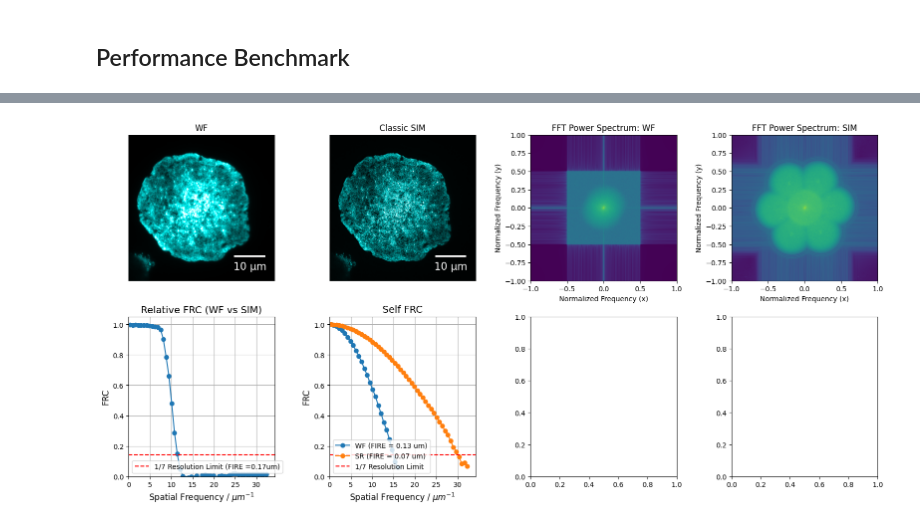
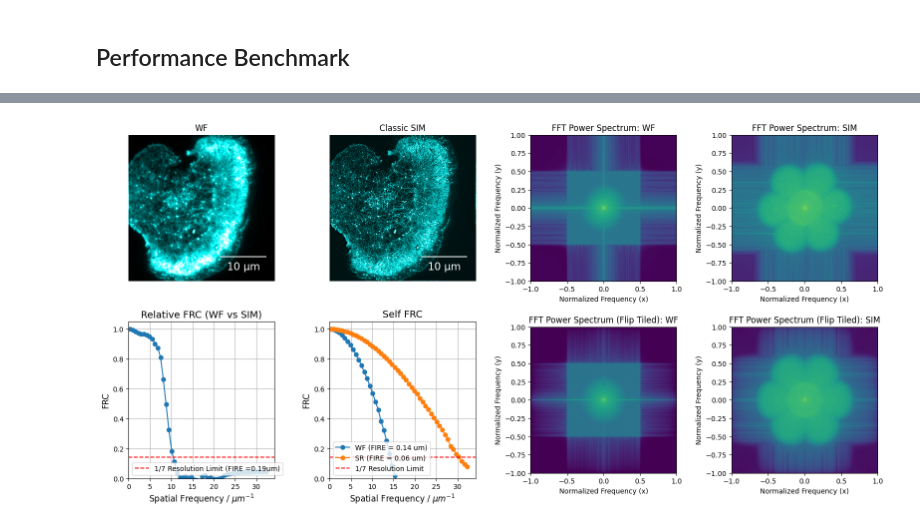
Before and after one commit to Oxford-Zeiss-Centre-of-Excellence/SR-Metrics, a Jupyter notebook: notebooks/benchmark.ipynb, the cells around one changed output, grey strips where cells are left out. Drawn from its saved outputs; the diff is of its cells as text; code cells hidden in the pictures.

Commit message:
add flip tile options

```diff
--- a/notebooks/benchmark.ipynb
+++ b/notebooks/benchmark.ipynb
@@ -21,11 +21,11 @@ from SRmetric.metric import *
 # %% [markdown]
 ## Load Image
 # %%
-# WF_PATH = "../data/tirf-sim/HighNA/RBLCell6_pc50pw50_NA160_cyc3_20241031_130414_WF.tif"
-# SR_PATH = "../data/tirf-sim/HighNA/RBLCell6_pc50pw50_NA160_cyc3.mrc"
+WF_PATH = "../data/tirf-sim/HighNA/RBLCell6_pc50pw50_NA160_cyc3_20241031_130414_WF.tif"
+SR_PATH = "../data/tirf-sim/HighNA/RBLCell6_pc50pw50_NA160_cyc3.mrc"
 
-WF_PATH = "../data/tirf-sim/HighNA/RBLCell12_pc50pw50_768NA160_cyc3_20241031_145214_WF.tif"
-SR_PATH = "../data/tirf-sim/HighNA/RBLCell12_pc50pw50_768NA160_cyc3.mrc"
+# WF_PATH = "../data/tirf-sim/HighNA/RBLCell12_pc50pw50_768NA160_cyc3_20241031_145214_WF.tif"
+# SR_PATH = "../data/tirf-sim/HighNA/RBLCell12_pc50pw50_768NA160_cyc3.mrc"
 # %%
 def im_read(path):
     file_name, file_extension = os.path.splitext(path)
@@ -79,6 +79,9 @@ scalebar = ScaleBar(0.03065,
                     )
 axs[0,0].add_artist(scalebar)
 axs[1,0].hist(wf_img.ravel(),bins=128)
+axs[1,0].set_yscale("log")
+axs[1,0].set_ylabel("Count")
+axs[1,0].set_xlabel("Intensity")
 
 axs[0,1].imshow(sr_img[0],vmin=np.percentile(sr_img[0],1),vmax=np.percentile(sr_img[0],99.5),cmap=cyan_hot_cmap)
 axs[0,1].set_axis_off()
@@ -99,6 +102,9 @@ scalebar = ScaleBar(0.03065,
                     )
 axs[0,1].add_artist(scalebar)
 axs[1,1].hist(sr_img[0].ravel(),bins=128)
+axs[1,1].set_yscale("log")
+axs[1,1].set_ylabel("Count")
+axs[1,1].set_xlabel("Intensity")
 
 fig.tight_layout()
 # %% [output]
@@ -106,6 +112,19 @@ fig.tight_layout()
 # %% [markdown]
 ## Performance Benchmark
 # %%
+def image_filp_tile(img):
+    original = img
+    flipped_horizontally = np.flip(img, axis=1)  # Left-right flip
+    flipped_vertically = np.flip(img, axis=0)   # Top-bottom flip
+    flipped_both = np.flip(img, axis=(0, 1))    # Both axes flip
+
+    # Create a tiled grid: 2x2
+    top_row = np.hstack((original, flipped_horizontally))
+    bottom_row = np.hstack((flipped_vertically, flipped_both))
+    img_flip_tile = np.vstack((top_row, bottom_row))
+
+    return img_flip_tile
+
 class SRMetric:
     """
     A Python class object to compute
@@ -253,7 +272,7 @@ class SRMetric:
 
         return mi
 
-    def compute_frc(self, num_bins=50, resolution_limit=1/7):
+    def compute_frc(self, num_bins=50, resolution_limit=1/7,flip_tile=False):
         """
         Computes the Fourier Ring Correlation (FRC) between two images.
 
@@ -266,13 +285,17 @@ class SRMetric:
             frc_values: Array of FRC values.
         """
         # Compute Fourier transforms and magnitudes
-        fft_1 = fftshift(fft2(self.img1))
-        fft_2 = fftshift(fft2(self.img2))
+        if flip_tile:
+            fft_1 = fftshift(fft2(image_filp_tile(self.img1)))
+            fft_2 = fftshift(fft2(image_filp_tile(self.img2)))
+        else:
+            fft_1 = fftshift(fft2(self.img1))
+            fft_2 = fftshift(fft2(self.img2))
         mag1 = np.abs(fft_1)
         mag2 = np.abs(fft_2)
 
         # Create coordinate grid
-        ny, nx = self.img1.shape
+        ny, nx = fft_1.shape
         y, x = np.indices((ny, nx)) - np.array([ny // 2, nx // 2])[:, None, None]
         radius = np.sqrt(x**2 + y**2)
         max_radius = np.min([ny, nx]) // 2  # Nyquist limit
@@ -309,7 +332,7 @@ class SRMetric:
         resolution = 1 / spatial_frequency
         return frequencies, np.array(frc_values), resolution, frc_cross_frequency
 
-    def compute_self_frc(self, num_bins=50, resolution_limit=1/7, sampling_rate=[1,1], sampling_method="max"):
+    def compute_self_frc(self, num_bins=50, resolution_limit=1/7, sampling_rate=[1,1], sampling_method="max",flip_tile=True):
         frequencies_res = []
         frc_values_res = []
         resolution_res = []
@@ -318,7 +341,6 @@ class SRMetric:
         for i, img in enumerate([self.img1,self.img2]):
             fig, axs = plt.subplots(4,2, figsize=(8,16))
 
-
             if sampling_method == "max":
                 # Ensure the array dimensions are divisible by 2
                 assert img.shape[0] % sampling_rate[i] == 0 and img.shape[i] % sampling_rate[i] == 0, "Array dimensions must be divisible by sampling rate {}.".format(sampling_rate[i])
@@ -326,8 +348,18 @@ class SRMetric:
                 # Reshape the array then perform max pooling
                 reshaped = img.reshape(img.shape[0] // sampling_rate[i], sampling_rate[i], img.shape[1] // sampling_rate[i], sampling_rate[i])
                 img = reshaped.max(axis=(1, 3))
+            elif sampling_method == "Fourier":
+                img_fft = fftshift(fft2(img))
+                img_fft_cropped = img_fft[
+                    (img_fft.shape[0] - img_fft.shape[0]//sampling_rate[i])//2:(img_fft.shape[0] + img_fft.shape[0]//sampling_rate[i])//2,
+                    (img_fft.shape[1] - img_fft.shape[1]//sampling_rate[i])//2:(img_fft.shape[1] + img_fft.shape[1]//sampling_rate[i])//2,
+                ]
+                img = np.abs(ifft2(img_fft_cropped))
 
-            if sampling_method == "max":
+            if flip_tile:
+                img = image_filp_tile(img)
+
+            if sampling_method in ["max","Fourier"]:
                 img1 = img[0::2, 0::2]
                 img2 = img[1::2, 1::2]
             elif sampling_method == "skipping":
@@ -375,7 +407,7 @@ class SRMetric:
                     axs[3,0].imshow((fft_1*mask).real,norm=colors.LogNorm(vmin=1e-4, vmax=np.max((fft_1*mask).real)))
                     axs[3,1].imshow((fft_2*mask).real,norm=colors.LogNorm(vmin=1e-4, vmax=np.max((fft_2*mask).real)))
 
-            if sampling_method == "max":
+            if sampling_method in ["max","Fourier"]:
                 img1 = img[1::2, 0::2]
                 img2 = img[0::2, 1::2]
             elif sampling_method == "skipping":
@@ -459,7 +491,6 @@ class SRMetric:
 
         return
 
-
 PX_SIZE = 0.03065
 SAMPLING_RATE= [2,1]
 
@@ -467,12 +498,12 @@ srmetric = SRMetric(wf_img,sr_img[0],pixel_size=PX_SIZE)
 metric = srmetric.compute_metric()
 
 # Compute FRC
-freq, frc_val, res, frc_cross_freq = srmetric.compute_frc()
+freq, frc_val, res, frc_cross_freq = srmetric.compute_frc(flip_tile=False)
 print(f"1/7 Frequency Value (Normalized): {frc_cross_freq:.4f}")
 print(f"Real Resolution: {res:.2f} um")
 
 # Compute self FRC
-freq_self, frc_val_self, res_self, frc_cross_freq_self = srmetric.compute_self_frc(sampling_rate=SAMPLING_RATE) # the WF image may need to subsample by half
+freq_self, frc_val_self, res_self, frc_cross_freq_self = srmetric.compute_self_frc(sampling_rate=SAMPLING_RATE,sampling_method="Fourier",flip_tile=True) # the WF image may need to subsample by half
 if frc_cross_freq_self[0]:
     print(f"1/7 Frequency Value (Normalized) [img1]: {frc_cross_freq_self[0]:.4f}")
     print(f"Real Resolution [img1]: {res_self[0]:.2f} um")
@@ -528,8 +559,6 @@ axs[0,1].add_artist(scalebar)
 
 # plot the power spectrum of the input images
 fft_1 = fftshift(fft2(wf_img))
-# fft_2 = fftshift(fft2(wf_img[1::4,1::4]))
-
 fft_2 = fftshift(fft2(sr_img[0]))
 mag1 = np.abs(fft_1)
 mag2 = np.abs(fft_2)
@@ -543,6 +572,22 @@ axs[0,3].imshow(power_spectrum2, cmap='viridis', extent=(-1, 1, -1, 1))
 axs[0,3].set_title('FFT Power Spectrum: SIM')
 axs[0,3].set_xlabel('Normalized Frequency (x)')
 axs[0,3].set_ylabel('Normalized Frequency (y)')
+
+
+fft_1 = fftshift(fft2(image_filp_tile(wf_img)))
+fft_2 = fftshift(fft2(image_filp_tile(sr_img[0])))
+mag1 = np.abs(fft_1)
+mag2 = np.abs(fft_2)
+power_spectrum1 = np.log(1 + mag1**2)
+power_spectrum2 = np.log(1 + mag2**2)
+axs[1,2].imshow(power_spectrum1, cmap='viridis', extent=(-1, 1, -1, 1))
+axs[1,2].set_title('FFT Power Spectrum (Flip Tiled): WF')
+axs[1,2].set_xlabel('Normalized Frequency (x)')
+axs[1,2].set_ylabel('Normalized Frequency (y)')
+axs[1,3].imshow(power_spectrum2, cmap='viridis', extent=(-1, 1, -1, 1))
+axs[1,3].set_title('FFT Power Spectrum (Flip Tiled): SIM')
+axs[1,3].set_xlabel('Normalized Frequency (x)')
+axs[1,3].set_ylabel('Normalized Frequency (y)')
 
 resolution_limit = 1 / 7  # Resolution Threshold
 
@@ -590 +635 @@ Real Resolution [img2]: 0.07 um
-[figure, old version]
+[figure, new version]
```
Also changed, not shown: parts of 4 cells of this notebook.
